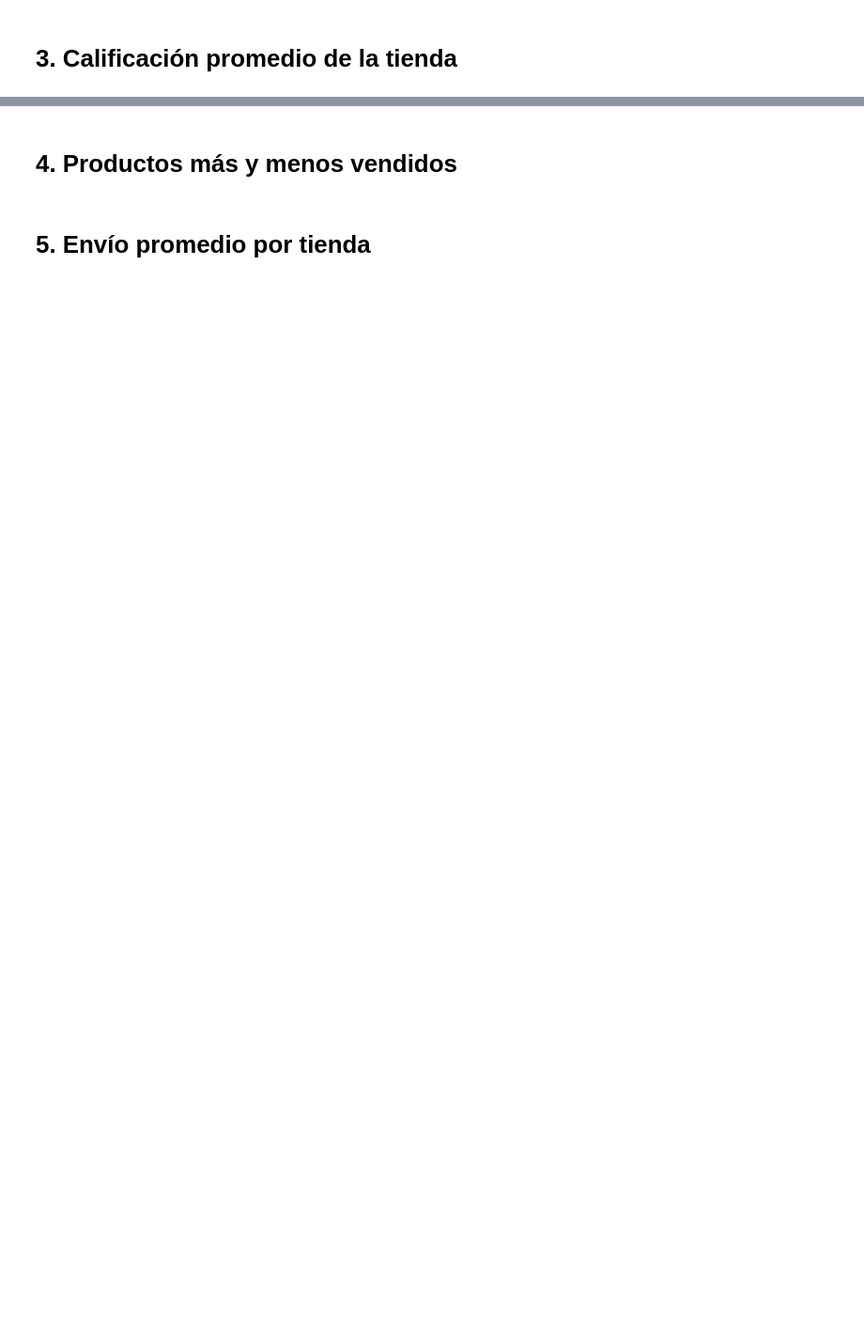
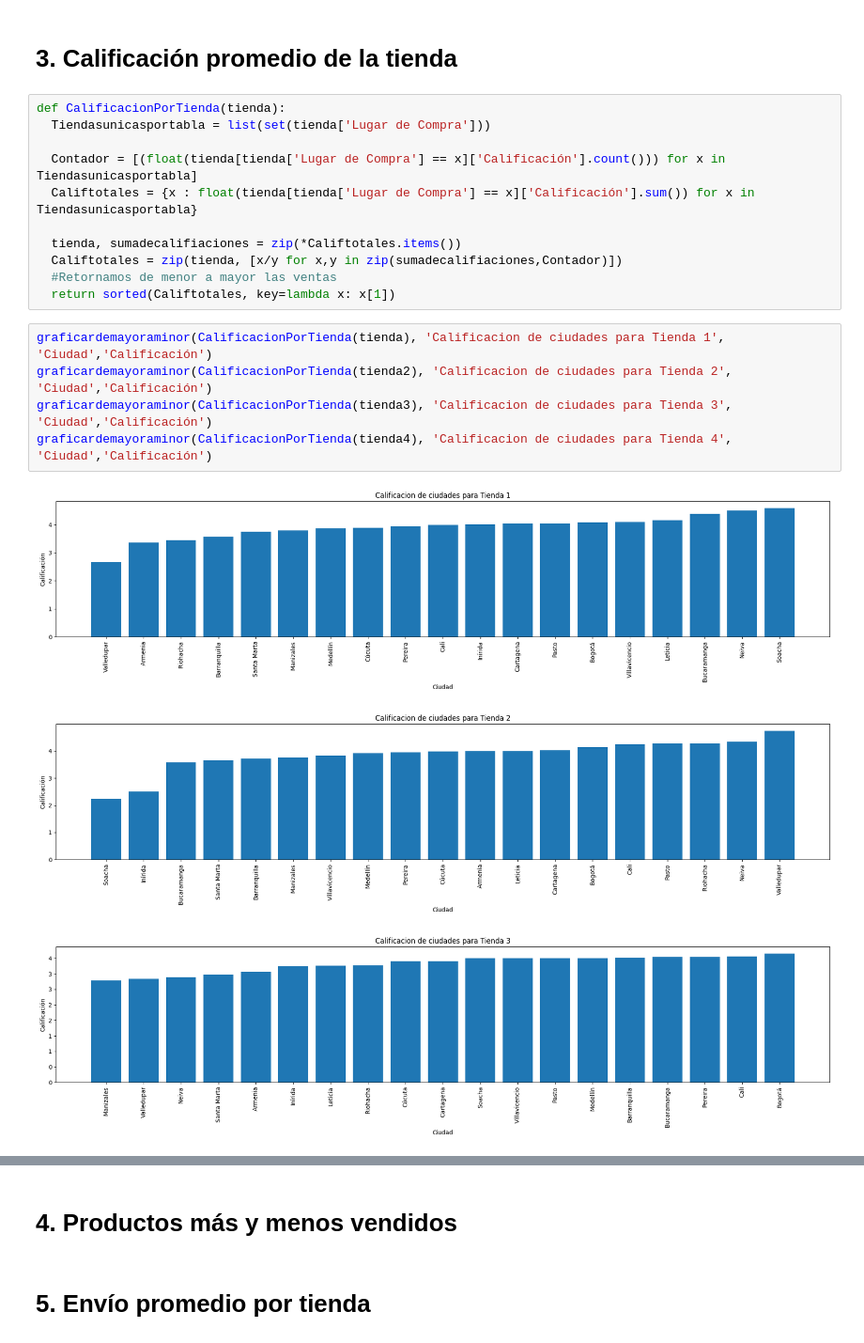
Before and after one commit to Deus-sueD/Callenge-Data-Science, a Jupyter notebook: AluraStoreLatam.ipynb, the cells around one changed output, grey strips where cells are left out. Shown at 94% size. Saved outputs shown, nothing was run; the diff lists cells and outputs as text; blank space fills up the shorter version.

```diff
--- a/AluraStoreLatam.ipynb
+++ b/AluraStoreLatam.ipynb
@@ -152,2 +152,22 @@ graficardemayoraminor(Ventasporcategoriaxtienda(tienda4), 'Tienda 4', 'Categoria
 # %% [markdown]
 # 3. Calificación promedio de la tienda
+# %%
+def CalificacionPorTienda(tienda):
+  Tiendasunicasportabla = list(set(tienda['Lugar de Compra']))
+
+  Contador = [(float(tienda[tienda['Lugar de Compra'] == x]['Calificación'].count())) for x in Tiendasunicasportabla]
+  Califtotales = {x : float(tienda[tienda['Lugar de Compra'] == x]['Calificación'].sum()) for x in Tiendasunicasportabla}
+
+  tienda, sumadecalifiaciones = zip(*Califtotales.items())
+  Califtotales = zip(tienda, [x/y for x,y in zip(sumadecalifiaciones,Contador)])
+  #Retornamos de menor a mayor las ventas
+  return sorted(Califtotales, key=lambda x: x[1])
+# %%
+graficardemayoraminor(CalificacionPorTienda(tienda), 'Calificacion de ciudades para Tienda 1', 'Ciudad','Calificación')
+graficardemayoraminor(CalificacionPorTienda(tienda2), 'Calificacion de ciudades para Tienda 2', 'Ciudad','Calificación')
+graficardemayoraminor(CalificacionPorTienda(tienda3), 'Calificacion de ciudades para Tienda 3', 'Ciudad','Calificación')
+graficardemayoraminor(CalificacionPorTienda(tienda4), 'Calificacion de ciudades para Tienda 4', 'Ciudad','Calificación')
+# %% [output]
+[figure, added]
+[figure, added]
+[figure, added]
```
Also changed, not shown: parts of 4 cells of this notebook.
